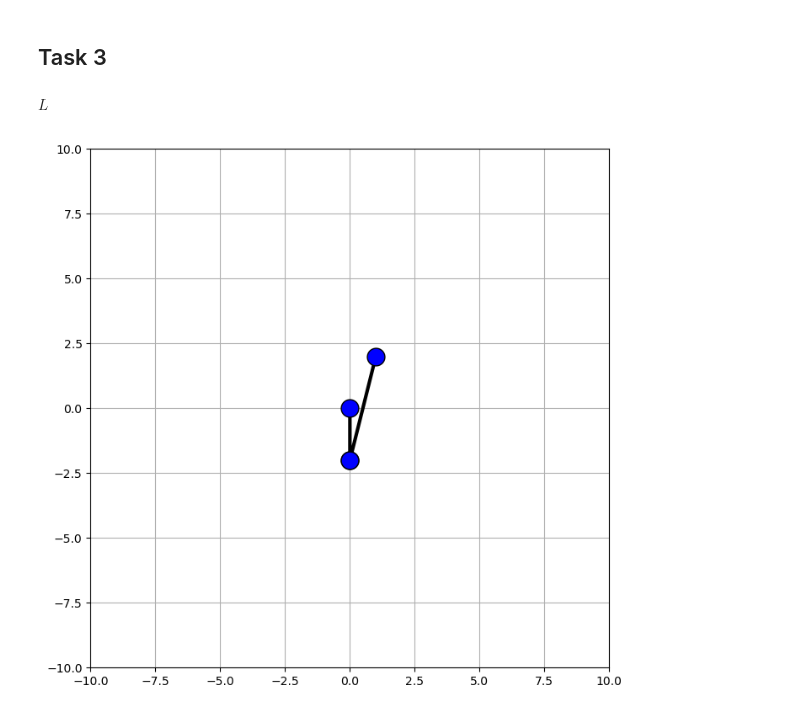
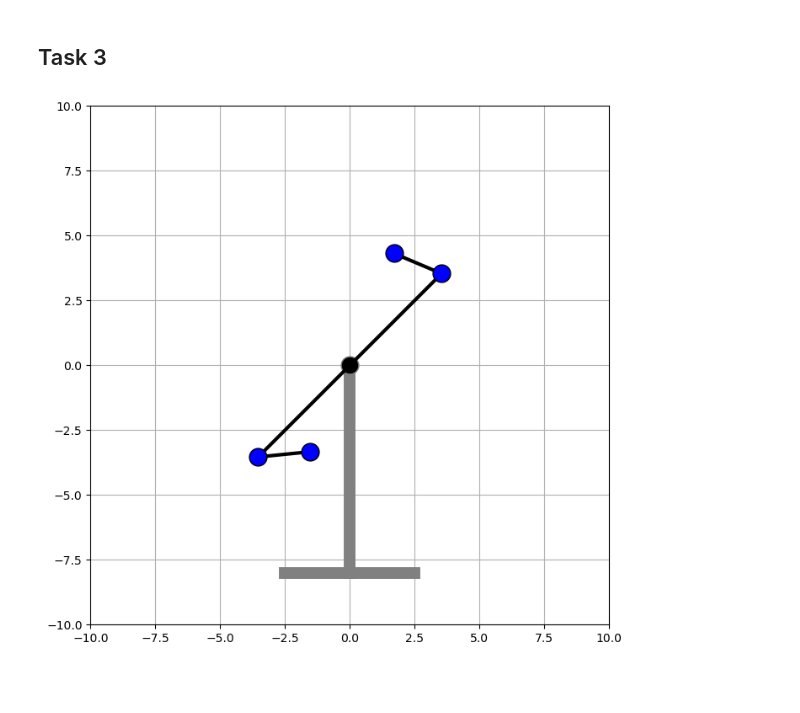
Before and after one commit to benjbrandt/physics725, a Jupyter notebook: Week9/Project_4_Rod_Pendulum_System_student.ipynb, the cells around one changed output. Cells and saved outputs as stored; diff of their text form; code cells hidden in the pictures; blank space fills up the shorter version.

```diff
--- a/Week9/Project_4_Rod_Pendulum_System_student.ipynb
+++ b/Week9/Project_4_Rod_Pendulum_System_student.ipynb
@@ -65,16 +65,16 @@ theta3_dd = sp.diff(theta3_d, t)
 
 # define the x and y coordinates of the four masses in terms of the generalised coordinates
 x1 = L * sp.cos(theta1)
-y1 = - L * sp.sin(theta1)
+y1 = L * sp.sin(theta1)
 
 x2 = -x1
 y2 = -y1
 
 x3 = x1 + l * sp.cos(theta2)
-y3 = y1 - l * sp.sin(theta2)
+y3 = y1 + l * sp.sin(theta2)
 
 x4 = x2 + l * sp.cos(theta3)
-y4 = y2 - l * sp.sin(theta3)
+y4 = y2 + l * sp.sin(theta3)
 
 # define the kinetic and potential energies for all masses
 T1 = sp.Rational(1, 2) * m * (sp.diff(x1, t)**2 + sp.diff(y1, t)**2)
@@ -105,9 +101,5 @@ $\displaystyle \frac{L \sin{\left(2 \theta_{1}{\left(t \right)} - 2 \theta_{2}{\
 # %% [markdown]
 ## Task 3
-# %%
-L
-# %% [output]
-$\displaystyle L$
 # %%
 # convert symbolic expressions to numerical functions
 theta1_dd_n = sp.lambdify((theta1, theta2, theta3,
@@ -138,27 +130,27 @@ def dSdt(S, t, L, l, m, g):
 
 n_seconds = 20
 n_frames = 600
-L, l, m, g = 2, 1, 0.5, 9.81
+L, l, m, g = 5, 2, 0.5, 9.81
 t_n = np.linspace(0.0, n_seconds, n_frames)
 
-S0 = [np.pi / 2, 0.0, 3*np.pi/2, 0, 0, 0]
+S0 = [np.pi/4, np.pi-0.4, 0.1, 0, 0, 0]
 #S0 = [np.pi / 4., 0.0, 0.0, 0.0]
 sol_dgl = si.odeint(dSdt, S0, t=t_n, args=(L, l, m, g))
-#plt.plot(t_n, sol_dgl[:,0])
+#plt.plot(t_n, sol_dgl[:,3])
 # %%
 def get_x1y1x2y2x3y3x4y4(theta1, theta2, theta3):
     return (L * np.cos(theta1),
-            - L * np.sin(theta1),
+            L * np.sin(theta1),
             - L * np.cos(theta1),
             - L * np.sin(theta1),
             L * np.cos(theta1) + l * np.cos(theta2),
-            L * np.sin(theta1) - l * np.sin(theta2),
+            L * np.sin(theta1) + l * np.sin(theta2),
             - L * np.cos(theta1) + l * np.cos(theta3),
-            - L * np.sin(theta1) - l * np.sin(theta3)
+            - L * np.sin(theta1) + l * np.sin(theta3)
     )
 
 # fix constants
-L, l, m, g = 2, 1, 0.5, 9.81
+L, l, m, g = 5, 2, 0.5, 9.81
 
 #get_x1y1x2y2x3y3x4y4(sol_dgl[:,0], sol_dgl[:,1], sol_dgl[:,2])
 
@@ -167,31 +159,46 @@ L, l, m, g = 2, 1, 0.5, 9.81
 x1_n, y1_n, x2_n, y2_n, x3_n, y3_n, x4_n, y4_n = get_x1y1x2y2x3y3x4y4(sol_dgl[:,0], sol_dgl[:,1], sol_dgl[:,2])
 # %%
 def animate(i, ln1):
-    ln1.set_data([0, x1_n[i], x2_n[i], x3_n[i]], [0, y1_n[i], y2_n[i], y3_n[i]])
-    #ln2.set_data(x2_n[:i], y2_n[:i])
+    #ln1.set_data([x4_n[i], x2_n[i], x1_n[i],x3_n[i]], [x4_n[i], x2_n[i], x1_n[i],x3_n[i]])
+    #ln1.set_data([x3_n[i], x1_n[i],0, x2_n[i], x4_n[i]],[y3_n[i], y1_n[i], 0, y2_n[i], y4_n[i]])
+    ln4.set_data([0],[0])
+    ln3.set_data([0,0],[0,-8])
+    ln2.set_data([-2.5,2.5],[-8,-8])
+    ln1.set_data([x4_n[i] ,x2_n[i], x1_n[i], x3_n[i]], [y4_n[i], y2_n[i], y1_n[i], y3_n[i]])
 
     return ln1,
 
 fig, ax = plt.subplots(1,1, figsize=(8,8))
 
 # pemdulum system
+
+ln3, = plt.plot([], lw=10, markersize=0, marker='o',
+                color='gray', markerfacecolor='blue')
+ln4, = plt.plot([], lw=10, markersize=15, marker='o',
+                color='gray', markerfacecolor='black')
+ln2, = plt.plot([], lw=10, markersize=0, marker='o',
+                color='gray', markerfacecolor='blue')
 ln1, = plt.plot([], lw=3, markersize=15, marker='o',
                 color='black', markerfacecolor='blue')
+
+
+#ln2, = plt.plot([],[], lw=3, markersize=15, marker='o',
+#                color='black', markerfacecolor='red')
 
 # movement traces of second pendulum:
 #ln2, = plt.plot([], [], lw=2, color='blue', alpha=0.4)
 
 ax.set_ylim(-10, 10)
 ax.set_xlim(-10, 10)
 ax.grid()
 ax.set_aspect('equal')
 
 ani = animation.FuncAnimation(fig, animate, fargs=(ln1,),
                               frames=n_frames)
 
 ani.save('pendulum.gif', writer='pillow', fps=(n_frames / n_seconds))
 # %% [output]
-[figure, old version]
+[figure, new version]
 # %%
 # define the x and y coordinates of the four masses in terms of the generalised coordinates
 #x1 = L * sp.cos(theta1)
```
Also changed, not shown: parts of 2 cells of this notebook, 2 other files.
